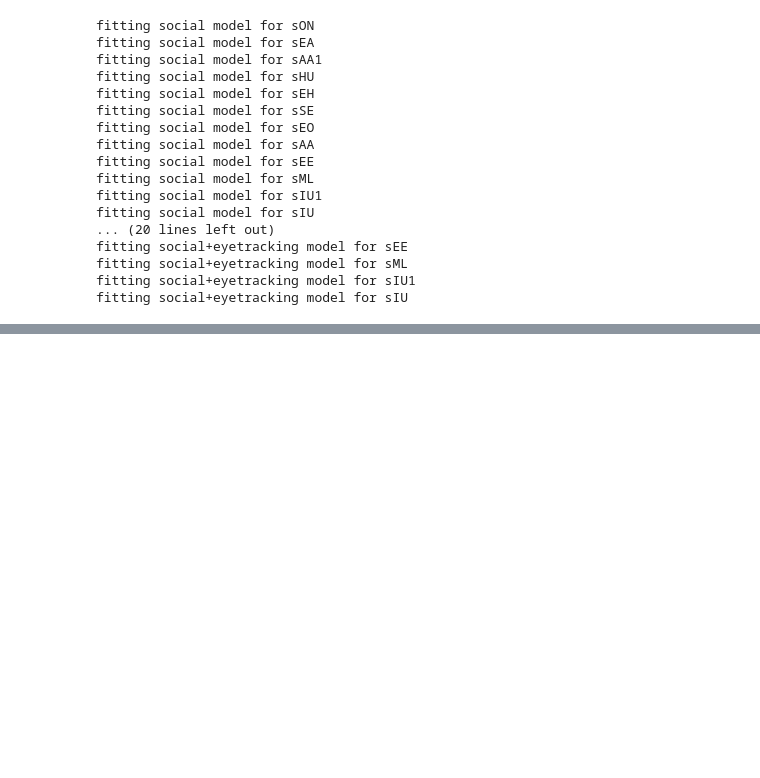
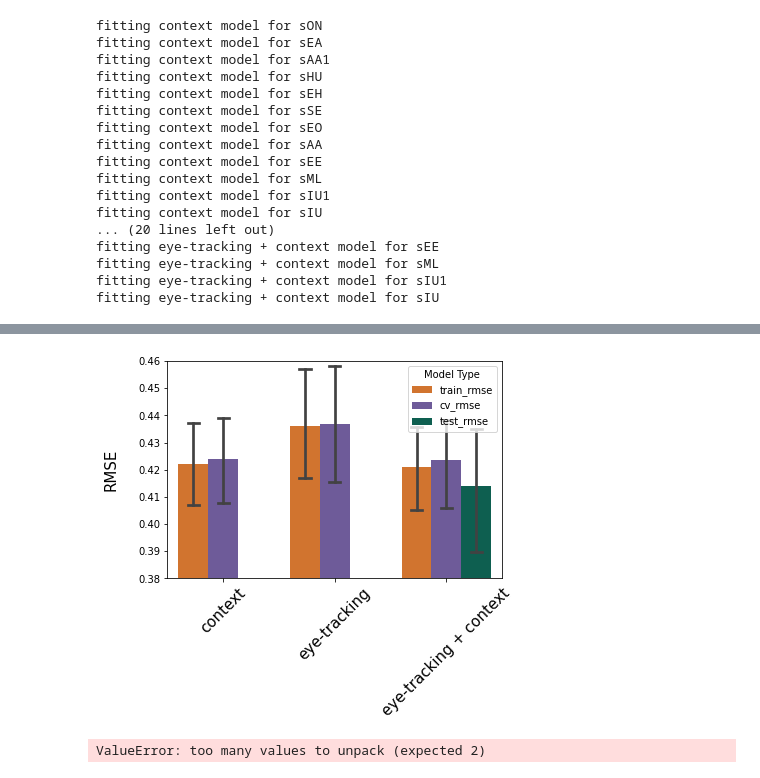
Before and after one commit to maedbhk/action_prediction, a Jupyter notebook: notebooks/1.1-mk-modelling.ipynb, the cells around one changed output, grey strips where cells are left out. Drawn from its saved outputs; the diff is of its cells as text; code cells hidden in the pictures; blank space fills up the shorter version.

```diff
--- a/notebooks/1.1-mk-modelling.ipynb
+++ b/notebooks/1.1-mk-modelling.ipynb
@@ -36,24 +55,24 @@ df_merged = data.merge_behav_eye(dataframe_behav=df_behav, dataframe_eye=df_eye)
 # to modify the models, go to get_model_features in modelling.py and hardcode in new model features
 
 fig, models = run_models.run(dataframe=df_merged,
-              model_names=['social', 'eyetracking', 'social+eyetracking'])
+              model_names=['context', 'eye-tracking', 'eye-tracking + context'])
 
 fig
 # %% [output]
-fitting social model for sON
-fitting social model for sEA
-fitting social model for sAA1
-fitting social model for sHU
-fitting social model for sEH
-fitting social model for sSE
-fitting social model for sEO
-fitting social model for sAA
-fitting social model for sEE
-fitting social model for sML
-fitting social model for sIU1
-fitting social model for sIU
+fitting context model for sON
+fitting context model for sEA
+fitting context model for sAA1
+fitting context model for sHU
+fitting context model for sEH
+fitting context model for sSE
+fitting context model for sEO
+fitting context model for sAA
+fitting context model for sEE
+fitting context model for sML
+fitting context model for sIU1
+fitting context model for sIU
 ... (20 lines left out)
-fitting social+eyetracking model for sEE
-fitting social+eyetracking model for sML
-fitting social+eyetracking model for sIU1
-fitting social+eyetracking model for sIU
+fitting eye-tracking + context model for sEE
+fitting eye-tracking + context model for sML
+fitting eye-tracking + context model for sIU1
+fitting eye-tracking + context model for sIU
@@ -61,0 +79,2 @@ fitting social+eyetracking model for sIU
+[figure, added]
+ValueError: too many values to unpack (expected 2)
```
Also changed, not shown: parts of 3 cells of this notebook, 15 other files.
